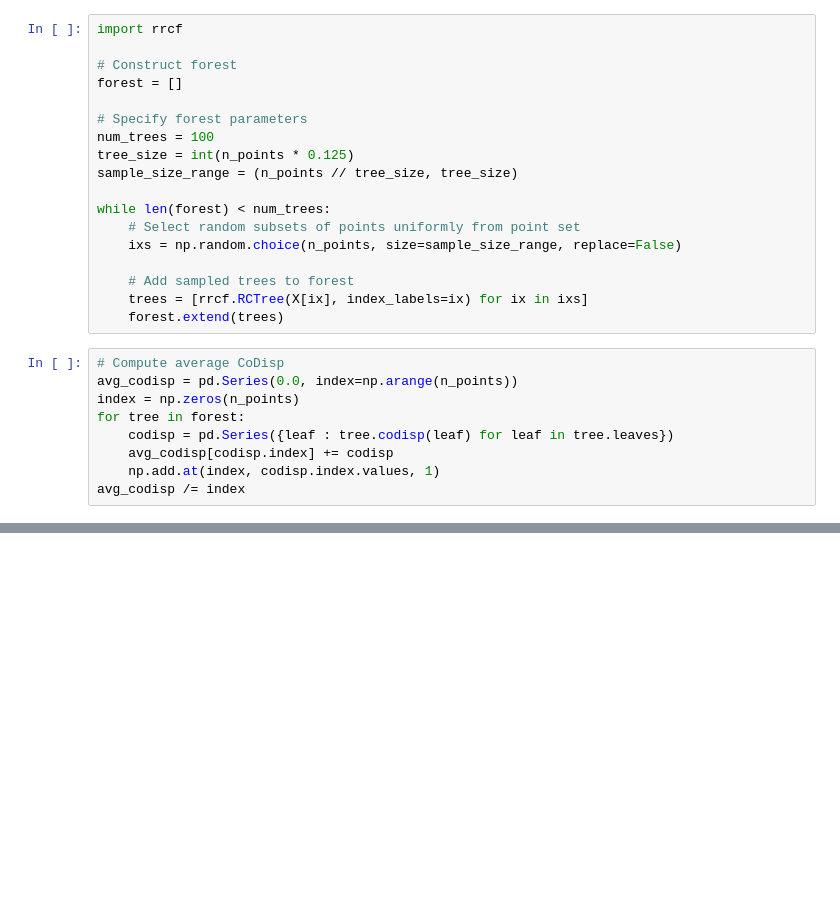
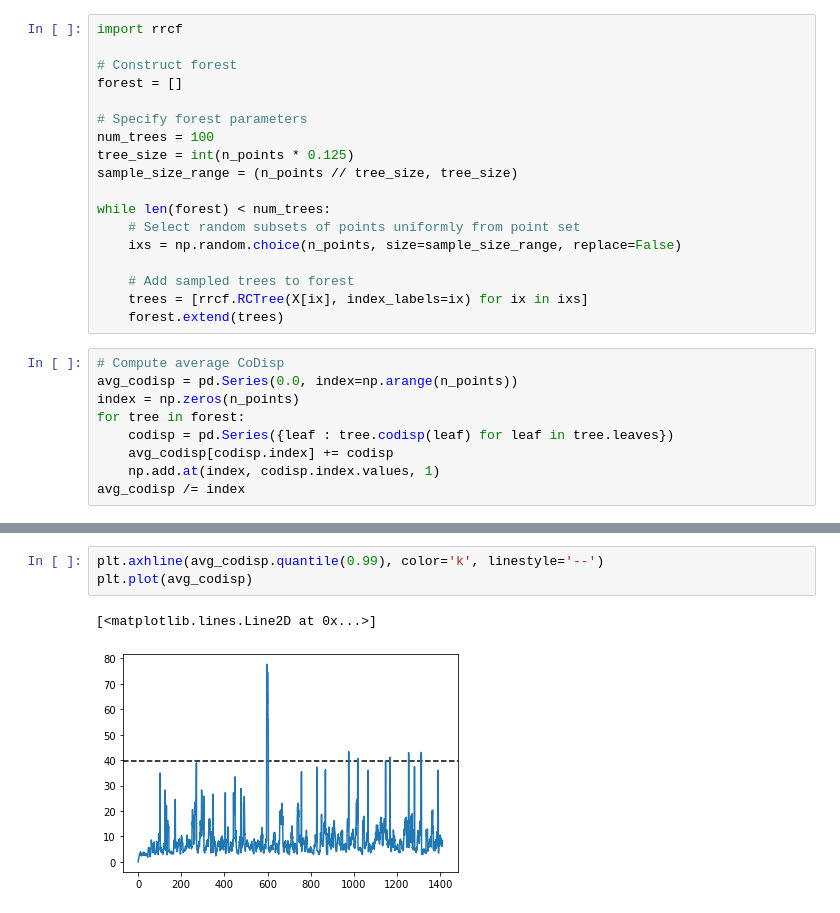
Before and after one commit to yasirroni/rrcf-power, a Jupyter notebook: rrcf-power.ipynb, the cells around one changed output, grey strips where cells are left out. Cells and saved outputs as stored; diff of their text form; blank space fills up the shorter version.

```diff
--- a/rrcf-power.ipynb
+++ b/rrcf-power.ipynb
@@ -199,0 +251,6 @@ plt.show()
+# %%
+plt.axhline(avg_codisp.quantile(0.99), color='k', linestyle='--')
+plt.plot(avg_codisp)
+# %% [output]
+[<matplotlib.lines.Line2D at 0x...>]
+[figure, added]
```
Also changed, not shown: parts of 16 cells of this notebook.
